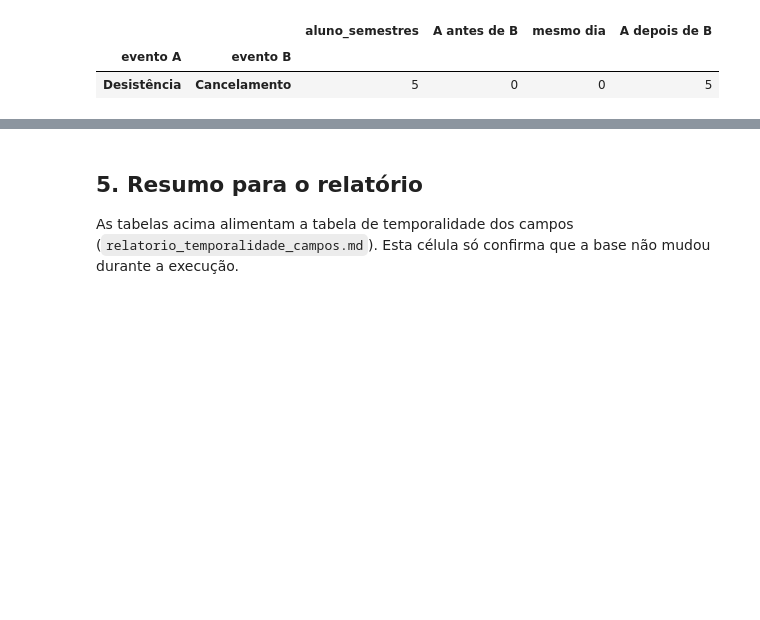
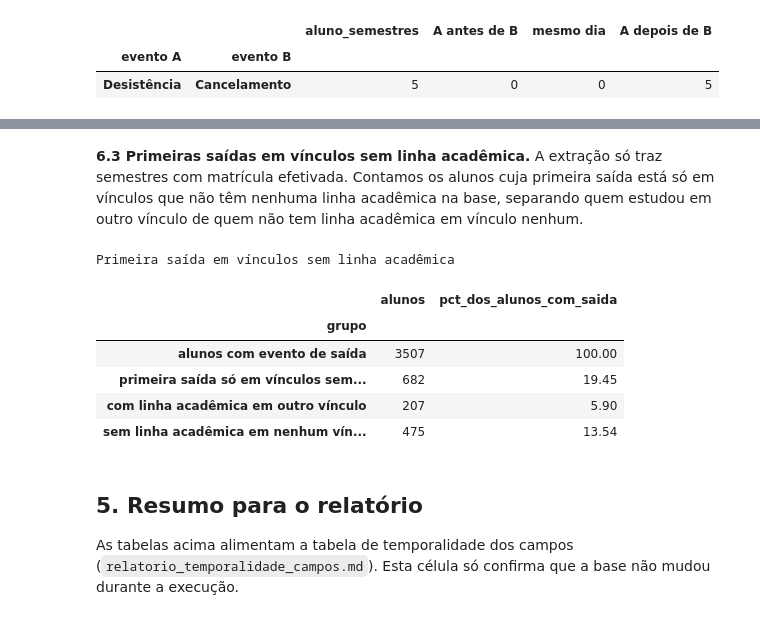
Before and after one commit to jovsxf/TCC, a Jupyter notebook: temporalidade_campos_v4.ipynb, the cells around one changed output, grey strips where cells are left out. Drawn from its saved outputs; the diff is of its cells as text; code cells hidden in the pictures; blank space fills up the shorter version.

```diff
--- a/temporalidade_campos_v4.ipynb
+++ b/temporalidade_campos_v4.ipynb
@@ -582,3 +685,37 @@ Ordem entre tipos de saída no mesmo semestre
+# %% [markdown]
+**6.3 Primeiras saídas em vínculos sem linha acadêmica.** A extração só traz semestres com matrícula efetivada. Contamos os alunos cuja primeira saída está só em vínculos que não têm nenhuma linha acadêmica na base, separando quem estudou em outro vínculo de quem não tem linha acadêmica em vínculo nenhum.
+# %%
+vinculos_academicos = set(academica.HANDLEALUNOCURRICULO)
+alunos_academicos = set(academica.HANDLEALUNO)
+primeira = df.loc[df.SAIDA & df.SEM.eq(df.PRIMEIRA_SAIDA)].copy()
+primeira["VINCULO_SEM_LINHA_ACADEMICA"] = ~primeira.HANDLEALUNOCURRICULO.isin(vinculos_academicos)
+so_sem_linha = primeira.groupby("HANDLEALUNO").VINCULO_SEM_LINHA_ACADEMICA.all()
+alunos_sem_linha = so_sem_linha.index[so_sem_linha]
+total_saida = len(PRIMEIRA_SAIDA)
+contagem = pd.DataFrame({
+    "alunos": [
+        total_saida,
+        len(alunos_sem_linha),
+        sum(aluno in alunos_academicos for aluno in alunos_sem_linha),
+        sum(aluno not in alunos_academicos for aluno in alunos_sem_linha),
+    ]},
+    index=pd.Index([
+        "alunos com evento de saída",
+        "primeira saída só em vínculos sem linha acadêmica",
+        "  com linha acadêmica em outro vínculo",
+        "  sem linha acadêmica em nenhum vínculo",
+    ], name="grupo"),
+)
+contagem["pct_dos_alunos_com_saida"] = contagem.alunos / total_saida * 100
+mostrar("Primeira saída em vínculos sem linha acadêmica", contagem)
+# %% [output]
+Primeira saída em vínculos sem linha acadêmica
+|  | alunos | pct_dos_alunos_com_saida |
+| grupo |  |  |
+| alunos com evento de saída | 3507 | 100.00 |
+| primeira saída só em vínculos sem... | 682 | 19.45 |
+| com linha acadêmica em outro vínculo | 207 | 5.90 |
+| sem linha acadêmica em nenhum vín... | 475 | 13.54 |
 # %% [markdown]
 ## 5. Resumo para o relatório
 
```
Also changed, not shown: parts of 4 cells of this notebook, 1 other file.
